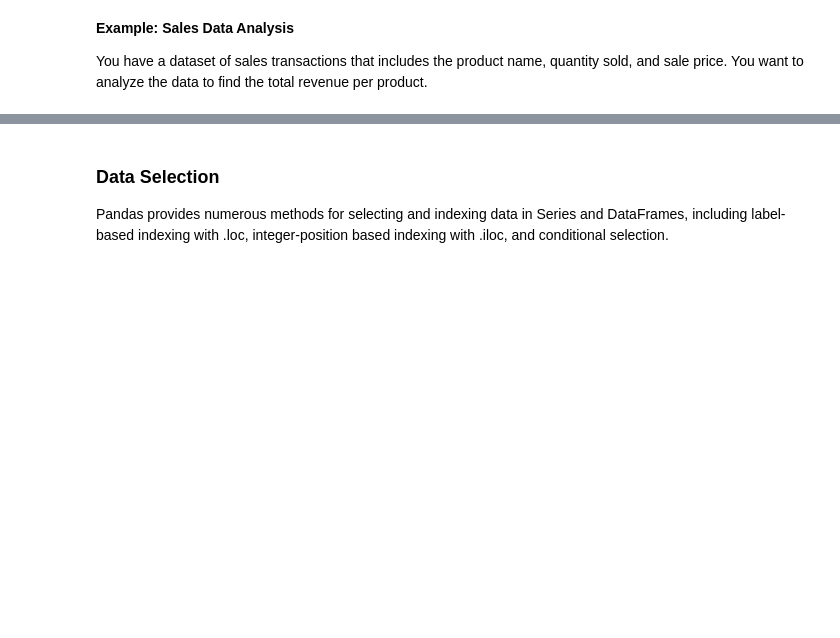
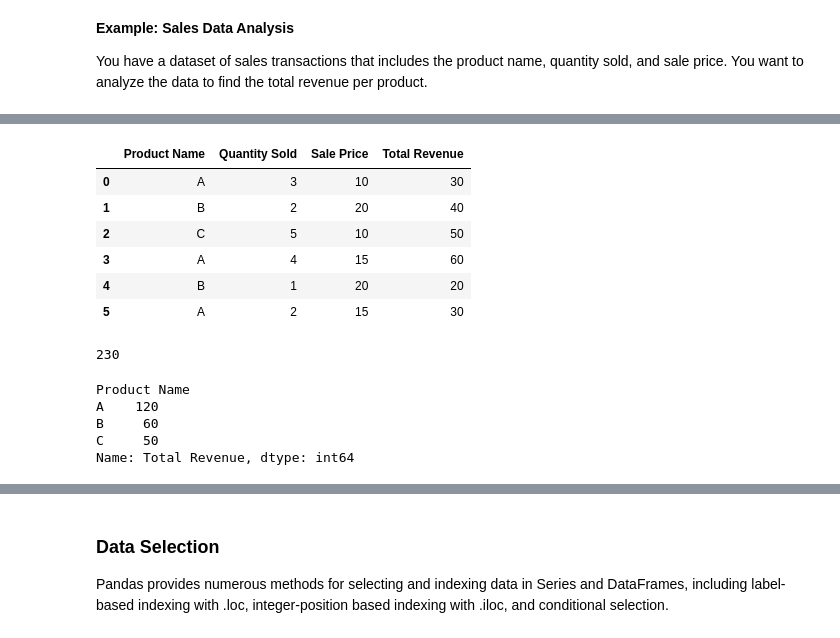
Before and after one commit to AkoKBIkeda/DAU02_Bootcamp, a Jupyter notebook: Modele 4/pandas_basics.ipynb, the cells around one changed output, grey strips where cells are left out. Drawn from its saved outputs; the diff is of its cells as text; code cells hidden in the pictures; blank space fills up the shorter version.

```diff
--- a/Modele 4/pandas_basics.ipynb
+++ b/Modele 4/pandas_basics.ipynb
@@ -123,0 +270,28 @@ data = {
+# %%
+# Step 3: calculate the total revenue and add it to the DataFrame
+
+sales_df["Total Revenue"] = sales_df["Quantity Sold"] * sales_df["Sale Price"]
+sales_df
+# %% [output]
+|  | Product Name | Quantity Sold | Sale Price | Total Revenue |
+| 0 | A | 3 | 10 | 30 |
+| 1 | B | 2 | 20 | 40 |
+| 2 | C | 5 | 10 | 50 |
+| 3 | A | 4 | 15 | 60 |
+| 4 | B | 1 | 20 | 20 |
+| 5 | A | 2 | 15 | 30 |
+# %%
+grand_total = sum(sales_df["Total Revenue"])
+grand_total
+# %% [output]
+230
+# %%
+# Step 4: group column based on Product Name
+total_revenue = sales_df.groupby("Product Name")["Total Revenue"].sum()
+total_revenue
+# %% [output]
+Product Name
+A    120
+B     60
+C     50
+Name: Total Revenue, dtype: int64
```
Also changed, not shown: parts of 45 cells of this notebook, 4 other files.
